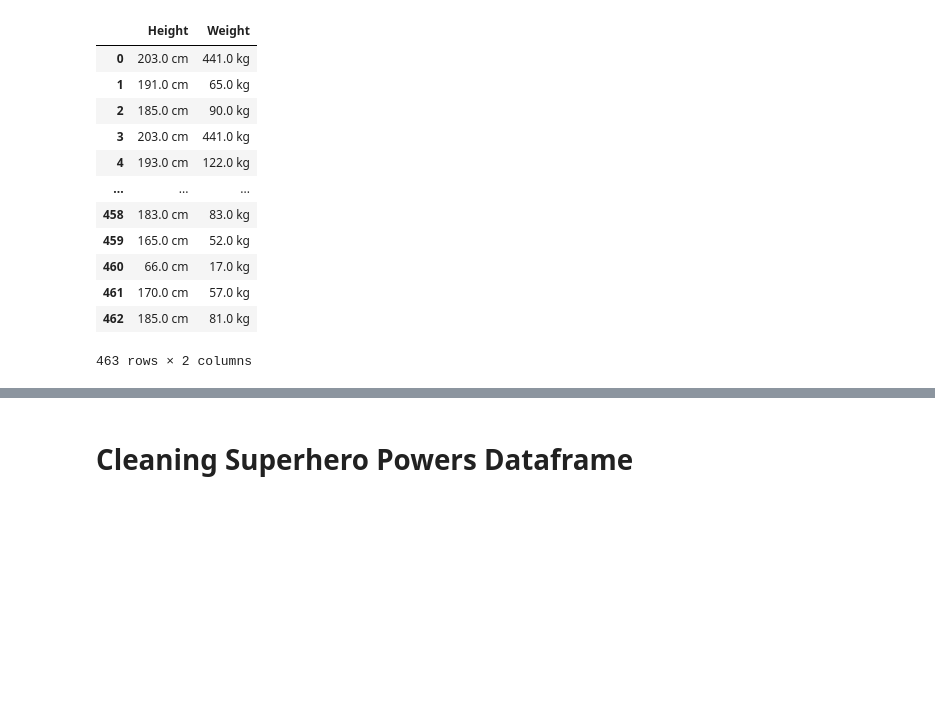
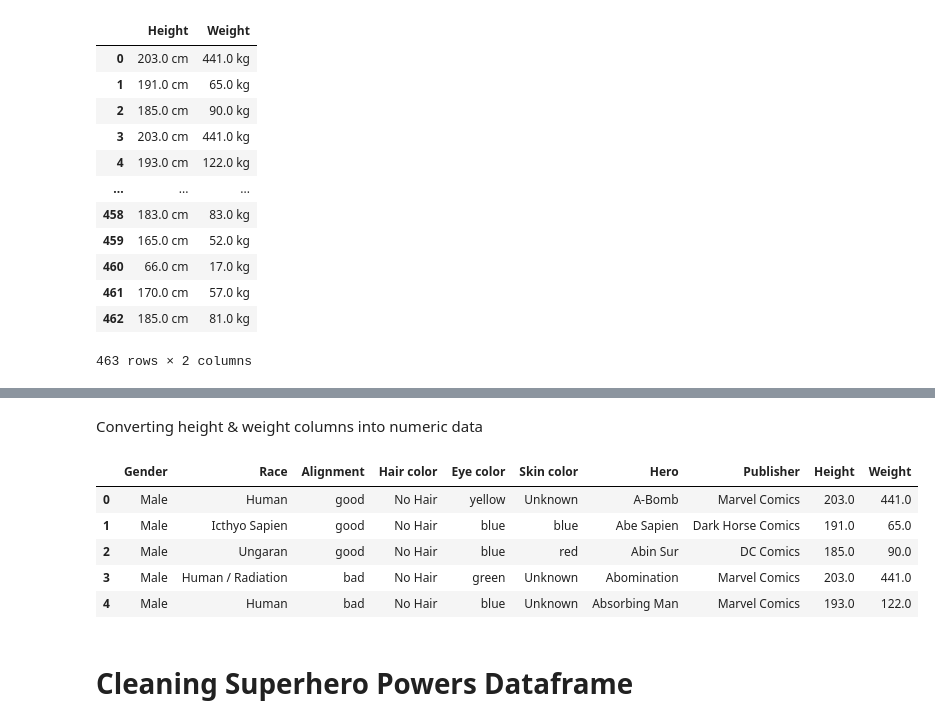
Before and after one commit to MCV-Jimenez/Advanced-Transformations, a Jupyter notebook: Advanced Transformations (Core).ipynb, the cells around one changed output, grey strips where cells are left out. Saved outputs shown, nothing was run; the diff lists cells and outputs as text; code cells hidden in the pictures; blank space fills up the shorter version.

```diff
--- a/Advanced Transformations (Core).ipynb
+++ b/Advanced Transformations (Core).ipynb
@@ -106,6 +106,26 @@ info_df.head()
 | 2 | Male | Ungaran | good | No Hair | blue | red | Abin Sur | DC Comics | 185.0 cm | 90.0 kg |
 | 3 | Male | Human / Radiation | bad | No Hair | green | Unknown | Abomination | Marvel Comics | 203.0 cm | 441.0 kg |
 | 4 | Male | Human | bad | No Hair | blue | Unknown | Absorbing Man | Marvel Comics | 193.0 cm | 122.0 kg |
+# %% [markdown]
+Converting height & weight columns into numeric data
+# %%
+# Replacing 'cm' with a blank space from the Height column
+info_df['Height'] = info_df['Height'].str.replace('cm','')
+# Converting the column datatype to numeric
+info_df['Height'] = pd.to_numeric(info_df['Height'])
+# %%
+# Replacing 'cm' with a blank space from the Height column
+info_df['Weight'] = info_df['Weight'].str.replace('kg','')
+# Converting the column datatype to numeric
+info_df['Weight'] = pd.to_numeric(info_df['Weight'])
+info_df.head()
+# %% [output]
+|  | Gender | Race | Alignment | Hair color | Eye color | Skin color | Hero | Publisher | Height | Weight |
+| 0 | Male | Human | good | No Hair | yellow | Unknown | A-Bomb | Marvel Comics | 203.0 | 441.0 |
+| 1 | Male | Icthyo Sapien | good | No Hair | blue | blue | Abe Sapien | Dark Horse Comics | 191.0 | 65.0 |
+| 2 | Male | Ungaran | good | No Hair | blue | red | Abin Sur | DC Comics | 185.0 | 90.0 |
+| 3 | Male | Human / Radiation | bad | No Hair | green | Unknown | Abomination | Marvel Comics | 203.0 | 441.0 |
+| 4 | Male | Human | bad | No Hair | blue | Unknown | Absorbing Man | Marvel Comics | 193.0 | 122.0 |
 # %% [markdown]
 # Cleaning Superhero Powers Dataframe
 # %%
```
Also changed, not shown: parts of 11 cells of this notebook.
